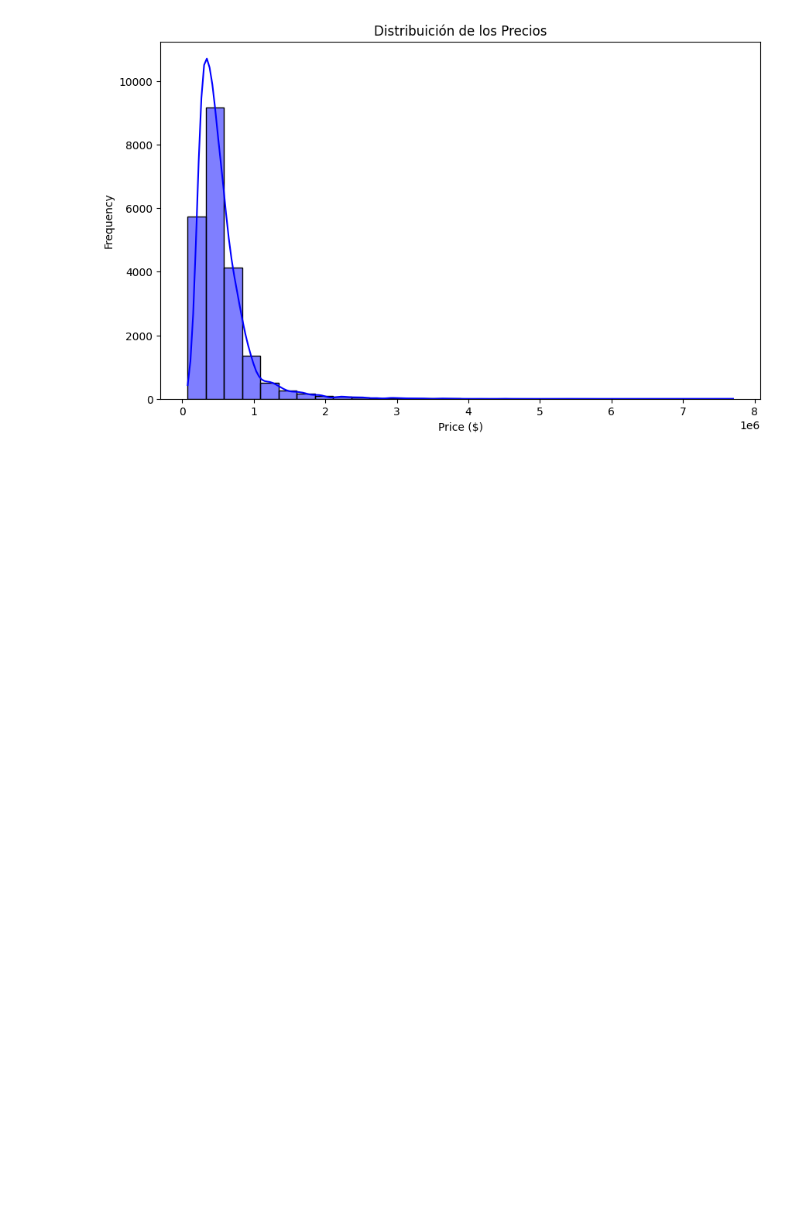
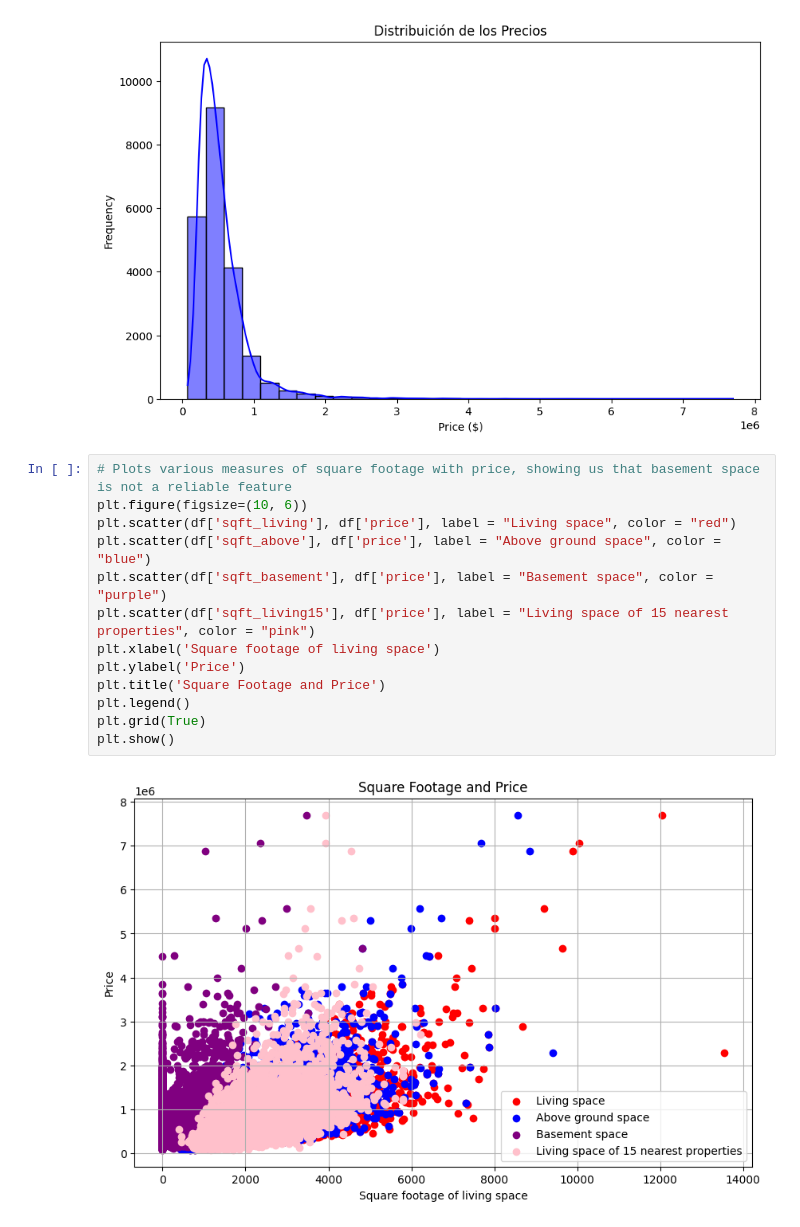
Before and after one commit to ndeleonardis/DataSetNoeliaDeLeonardis, a Jupyter notebook: dataset_noelia_de_leonardis.ipynb, the cells around one changed output. Saved outputs shown, nothing was run; the diff lists cells and outputs as text; blank space fills up the shorter version.

```diff
--- a/dataset_noelia_de_leonardis.ipynb
+++ b/dataset_noelia_de_leonardis.ipynb
@@ -87,3 +111,18 @@ plt.title('Distribuición de los Precios')
 plt.show()
 # %% [output]
 [figure]
+# %%
+# Plots various measures of square footage with price, showing us that basement space is not a reliable feature
+plt.figure(figsize=(10, 6))
+plt.scatter(df['sqft_living'], df['price'], label = "Living space", color = "red")
+plt.scatter(df['sqft_above'], df['price'], label = "Above ground space", color = "blue")
+plt.scatter(df['sqft_basement'], df['price'], label = "Basement space", color = "purple")
+plt.scatter(df['sqft_living15'], df['price'], label = "Living space of 15 nearest properties", color = "pink")
+plt.xlabel('Square footage of living space')
+plt.ylabel('Price')
+plt.title('Square Footage and Price')
+plt.legend()
+plt.grid(True)
+plt.show()
+# %% [output]
+[figure, added]
```
Also changed, not shown: parts of 2 cells of this notebook.
